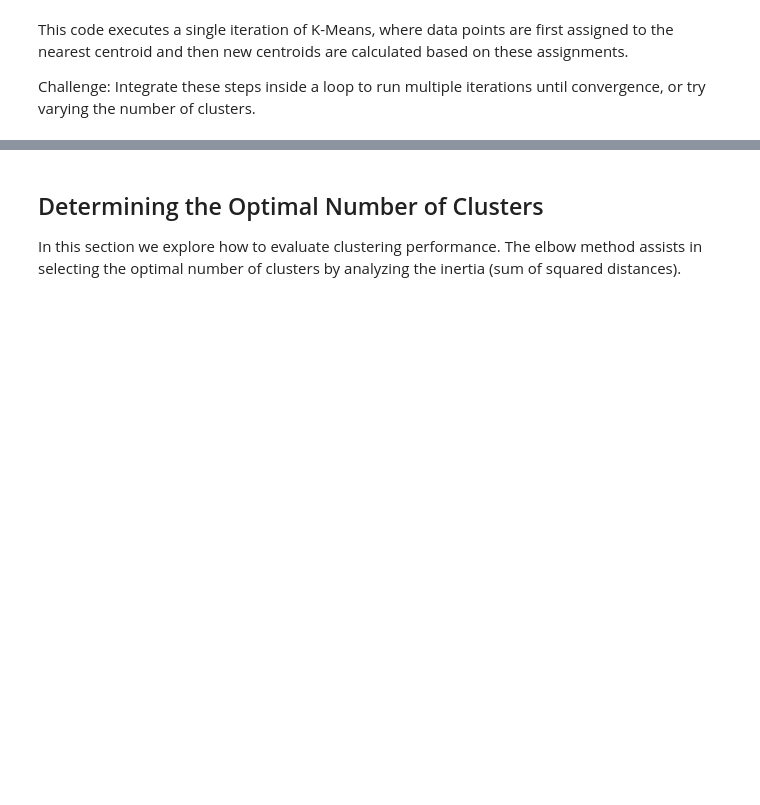
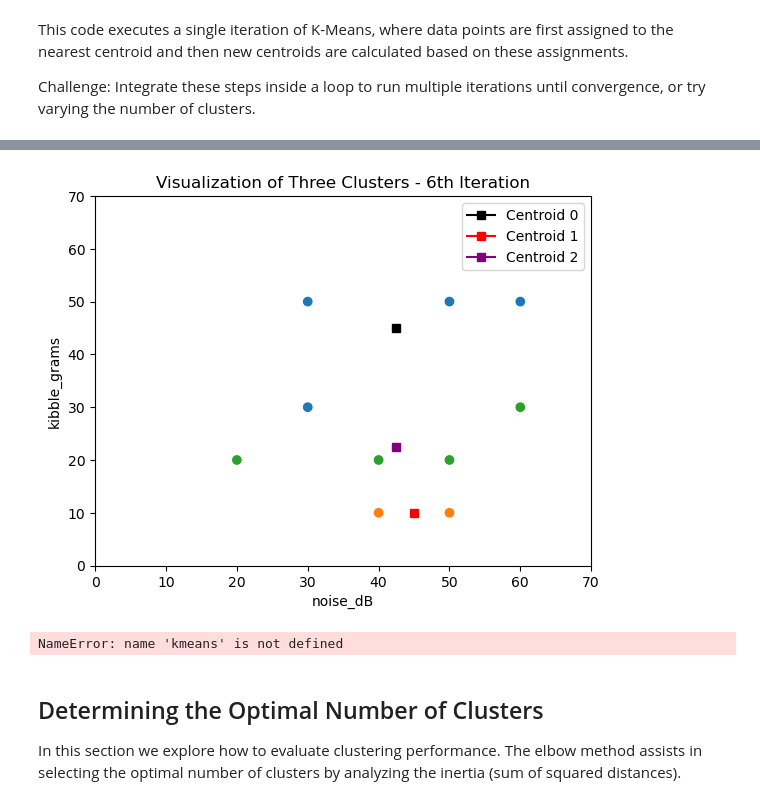
Before and after one commit to winni-datadiva/TKH-26-labs, a Jupyter notebook: Phase_2/python_workbooks/kmeans_Winni.ipynb, the cells around one changed output, grey strips where cells are left out. Cells and saved outputs as stored; diff of their text form; code cells hidden in the pictures; blank space fills up the shorter version.

Commit message:
fixed for loop k/cluster/centroids iterations; added visualization

```diff
--- a/Phase_2/python_workbooks/kmeans_Winni.ipynb
+++ b/Phase_2/python_workbooks/kmeans_Winni.ipynb
@@ -295,0 +323,43 @@ Challenge: Integrate these steps inside a loop to run multiple iterations until
+# %%
+# Visualization of final iteration
+clusters = assign_clusters(points, centroids)
+new_centroids = update_centroids(points, clusters, 6)
+
+plt.scatter(points[:, 0], points[:, 1],  c=np.vectorize(colors.get)(clusters))
+plt.plot(new_centroids[0][0],new_centroids[0][1],marker='s', c='black', label='Centroid 0')
+plt.plot(new_centroids[1][0],new_centroids[1][1],marker='s', c='red', label='Centroid 1')
+plt.plot(new_centroids[2][0],new_centroids[2][1],marker='s', c='purple', label='Centroid 2')
+plt.title('Visualization of Three Clusters - 6th Iteration')
+
+plt.xlim([0, 70])
+plt.ylim([0, 70])
+plt.xlabel('noise_dB')
+plt.ylabel('kibble_grams')
+plt.legend()
+plt.show()
+# %% [output]
+[figure, added]
+# %%
+# Self Challenge Code: create list to hold the silhouette coefficients for each k
+silhouette_coefficients = []
+
+for k in range(3, 7):
+    kmeans = kmeans(n_clusters=k, **kmeans_kwargs)
+    kmeans.fit(scaled_features)
+    score = silhouette_score(scaled_features, kmeans.labels_)
+    silhouette_coefficients.append(score)
+
+print('K Means', kmeans)
+print('Silhouette Score of scaled features:\n', score)
+print('Silhouette Coefficients:\n', silhouette_coefficients.append(score))
+
+# Plot average silhouette scores for each k
+plt.style.use("fivethirtyeight")
+plt.title("Average Silhouette Scores for each k")
+plt.plot(range(3, 7), silhouette_coefficients)
+plt.xticks(range(3, 7))
+plt.xlabel("# of Clusters")
+plt.ylabel("Silhouette Coefficient")
+plt.show()
+# %% [output]
+NameError: name 'kmeans' is not defined
```
Also changed, not shown: parts of 20 cells of this notebook.
